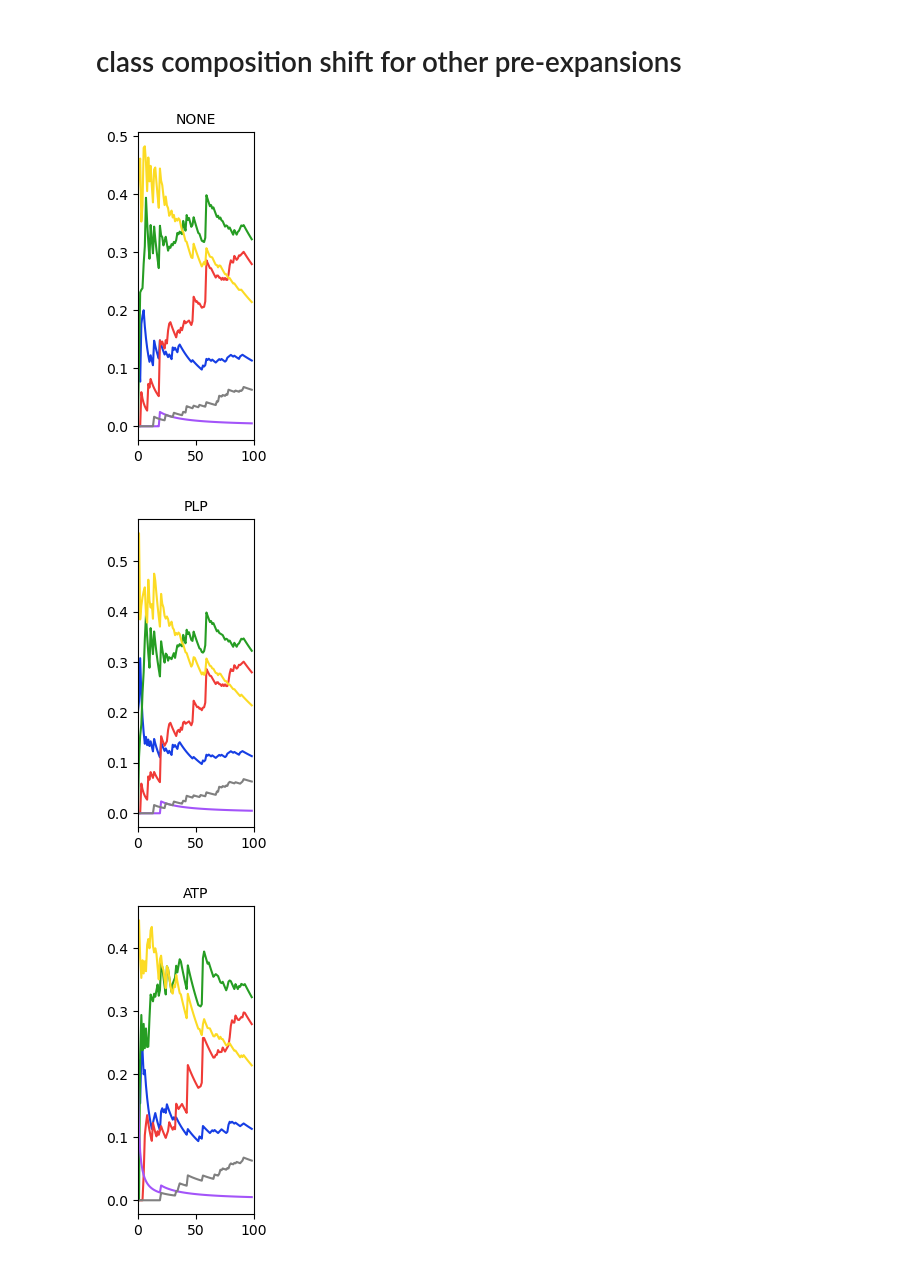
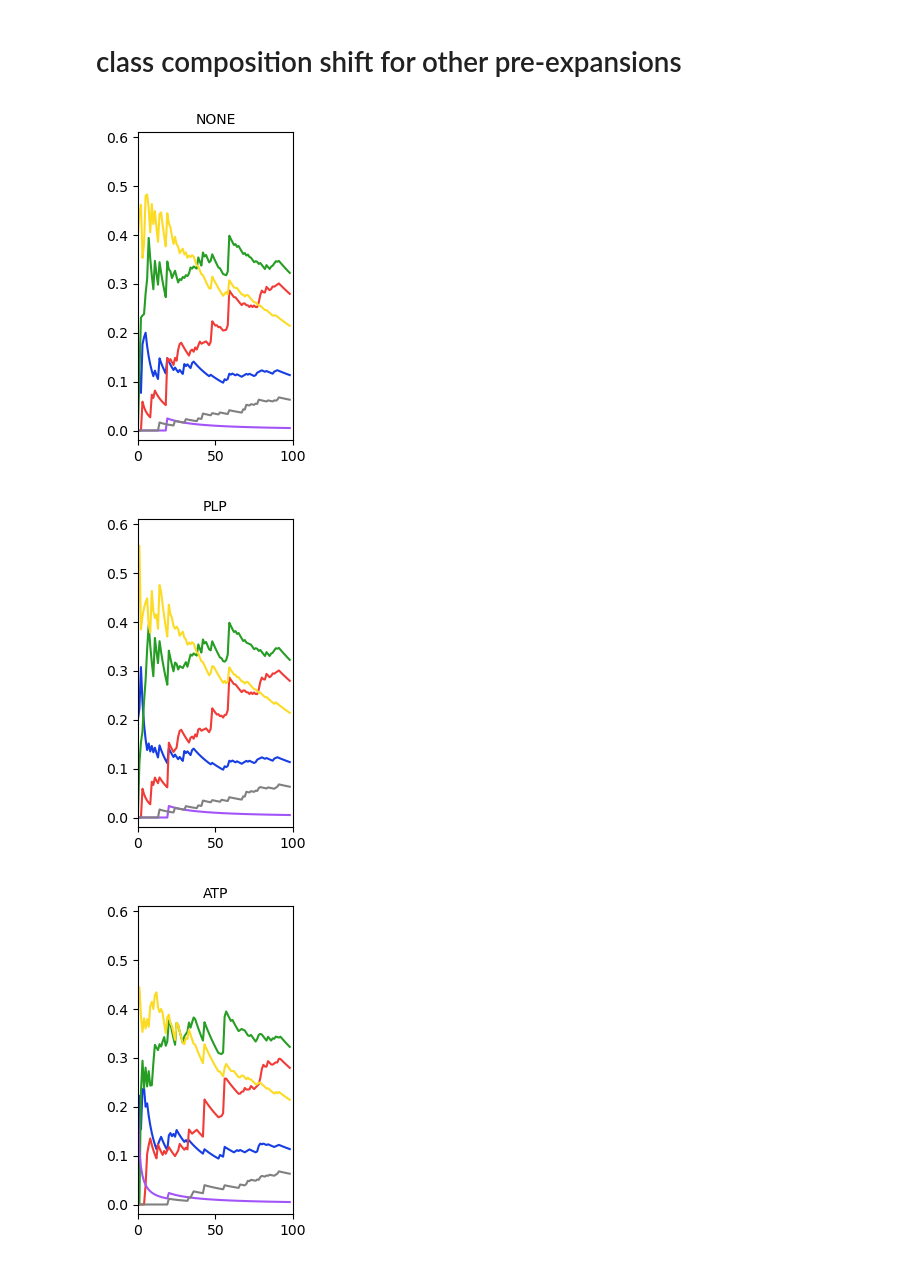
Before and after one commit to tseamuscorlett/enzyme-gated-network-expansion, a Jupyter notebook: Figure2_aveDS_at_iter_vs_iterNum.ipynb, the cells around one changed output. Drawn from its saved outputs; the diff is of its cells as text; code cells hidden in the pictures.

```diff
--- a/Figure2_aveDS_at_iter_vs_iterNum.ipynb
+++ b/Figure2_aveDS_at_iter_vs_iterNum.ipynb
@@ -167,9 +177,9 @@ for length in lengths:
     x = list(iter2ds_mean_all_mean.keys())  # iteration number
     y_err = list(iter2ds_mean_all_std.values())  # variability
 
-    # print Spearman correlation coeff.
+    # print Spearman's correlation coeff.
     corr, p = spearmanr(x, y)
-    print(f'folditer vs. average ds at iteration:')
+    print(f'folditer vs. average ds at folditer:')
     print(f'p_value = {p}, corr = {corr}')
 
     # Create a scatterplot with error bars
@@ -177,7 +187,7 @@ for length in lengths:
     plt.errorbar(x, y, yerr=y_err, fmt='o', alpha=0.1)  # errorbar + data points
     plt.scatter(x, y, marker='o', color='b', alpha = 0.3, zorder=2)  # data points (overlay to increase alpha)
     plt.ylabel('Average distribution score at iteration')
-    plt.xlabel(f'Fold order ({length})')
+    plt.xlabel(f'Lineage addition ({length})')
 
     plt.show()
 # %% [output]
@@ -279,8 +289,8 @@ for pre, df in pre2dfs.items():
         fontsize=10, ha='left'
     )
 
-    plt.ylabel('Average distribution score at iteration')
-    plt.xlabel(f'Iteration ({cpd2name.get(pre, pre)})')
+    plt.ylabel('Average distribution score at folditer')
+    plt.xlabel(f'Lineage addition ({cpd2name.get(pre, pre)})')
     plt.title(pre2label[pre], fontsize=10)
 
     # plt.savefig(f'iterVSds_{cpd2name.get(pre, pre)}.png', dpi=300, bbox_inches='tight')
@@ -359,27 +369,28 @@ class2color = {'beta':'#163ee4', 'alpha':'#f03b37', 'a+b':'#269d23', 'a/b':'#fcd
 # %%
 for pre, df in pre2dfs.items():
     x2foMean = {}
     x2foStd = {}
     for x in df.index:
         if x not in ['fold_independent', 'spontaneous']:
             x2foMean[x] = np.mean(df.loc[x])
             x2foStd[x] = np.std(df.loc[x])
 
     x2fo_ranked = {k: rank for rank, (k, v) in enumerate(sorted(x2foMean.items(), key=lambda item: item[1]), start=1)}
 
-    plt.figure(figsize=(1.5, 4))
+    plt.figure(figsize=(2, 4))
     for cl in class2color.keys():
         ratios = []
         for cutoff in range(5, 400, 4):
             before_cutoff = [k for k,v in x2foMean.items() if v < cutoff]
             ratios.append([x2class[x] for x in before_cutoff].count(cl)/cutoff)
 
         plt.plot(ratios, color=class2color[cl], label=cl)
     plt.xlim([0, 100])
+    plt.ylim([-0.02, 0.61])
     plt.title(pre2label[pre], fontsize=10)
     # plt.savefig(f'class_composition_change_{pre}.svg', dpi=300, bbox_inches='tight')
     plt.show()
 # %% [output]
-[figure, old version]
+[figure, new version]
-[figure, old version]
+[figure, new version]
-[figure, old version]
+[figure, new version]
```
Also changed, not shown: parts of 6 cells of this notebook, 10 other files.
